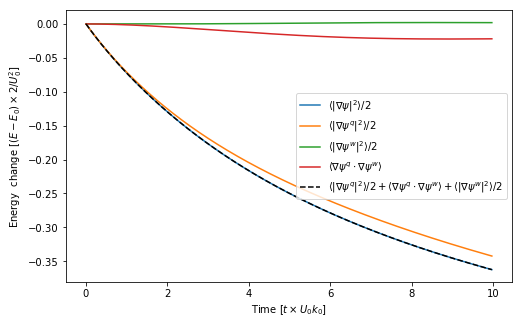
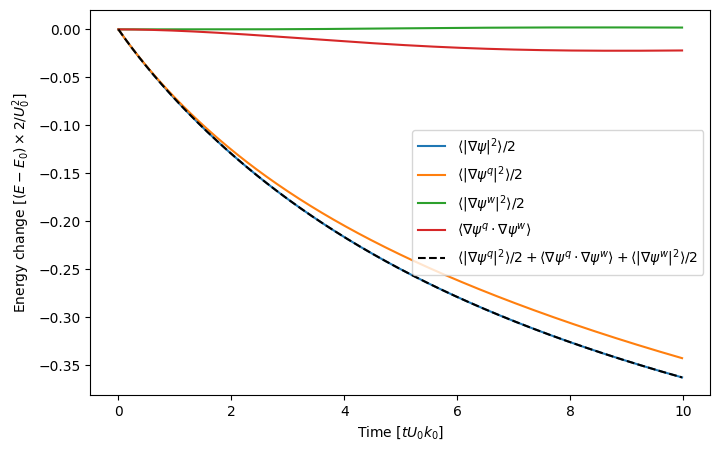
The notebook cell's code change between the first figure and the second:
--- before
+++ after
@@ -1,14 +1,29 @@
 fig = plt.figure(figsize=(8,5))
-KE_qg_tot =KE_qg_q + KE_qg_w + KE_qg_qw
-plt.plot(time/Te,(KE_qg-KE_qg[0])/KE0,label=r'$\leftangle|\nabla\psi|^2\rightangle/2$')
-plt.plot(time/Te,(KE_qg_q-KE_qg_q[0])/KE0,label=r'$\leftangle|\nabla\psi^q|^2\rightangle/2$')
-plt.plot(time/Te,(KE_qg_w-KE_qg_w[0])/KE0,label=r'$\leftangle|\nabla\psi^w|^2\rightangle/2$')
-plt.plot(time/Te,(KE_qg_qw-KE_qg_qw[0])/KE0,label=r'$\leftangle\nabla\psi^q\cdot\nabla\psi^w \rightangle$')
-plt.plot(time/Te,(KE_qg_tot-KE_qg_tot[0])/KE0,'k--',\
-            label=r'$\leftangle|\nabla\psi^q|^2\rightangle/2+\
-                    \leftangle\nabla\psi^q\cdot\nabla\psi^w \rightangle+\
-                    \leftangle|\nabla\psi^w|^2\rightangle/2$')
 
-plt.ylabel(r'Energy  change $[(E-E_0) \times {2}/{U_0^2} ]$')
-plt.xlabel(r"Time [$t \times U_0 k_0$]")
+KE_qg_tot = KE_qg_q + KE_qg_w + KE_qg_qw
+
+plt.plot(time/Te,(KE_qg-KE_qg[0])/KE0,
+         label=r'$\langle |\nabla\psi|^2 \rangle /2$')
+
+plt.plot(time/Te,(KE_qg_q-KE_qg_q[0])/KE0,
+         label=r'$\langle |\nabla\psi^q|^2 \rangle /2$')
+
+plt.plot(time/Te,(KE_qg_w-KE_qg_w[0])/KE0,
+         label=r'$\langle |\nabla\psi^w|^2 \rangle /2$')
+
+plt.plot(time/Te,(KE_qg_qw-KE_qg_qw[0])/KE0,
+         label=r'$\langle \nabla\psi^q \cdot \nabla\psi^w \rangle$')
+
+plt.plot(
+    time/Te,
+    (KE_qg_tot-KE_qg_tot[0])/KE0,
+    'k--',
+    label=(r'$\langle |\nabla\psi^q|^2 \rangle/2 + '
+           r'\langle \nabla\psi^q \cdot \nabla\psi^w \rangle + '
+           r'\langle |\nabla\psi^w|^2 \rangle/2$')
+)
+
+plt.ylabel(r'Energy change $[(E-E_0)\times 2/U_0^2]$')
+plt.xlabel(r'Time [$t U_0 k_0$]')
+
 plt.legend(loc=5)

Commit: Update simpson's syntax